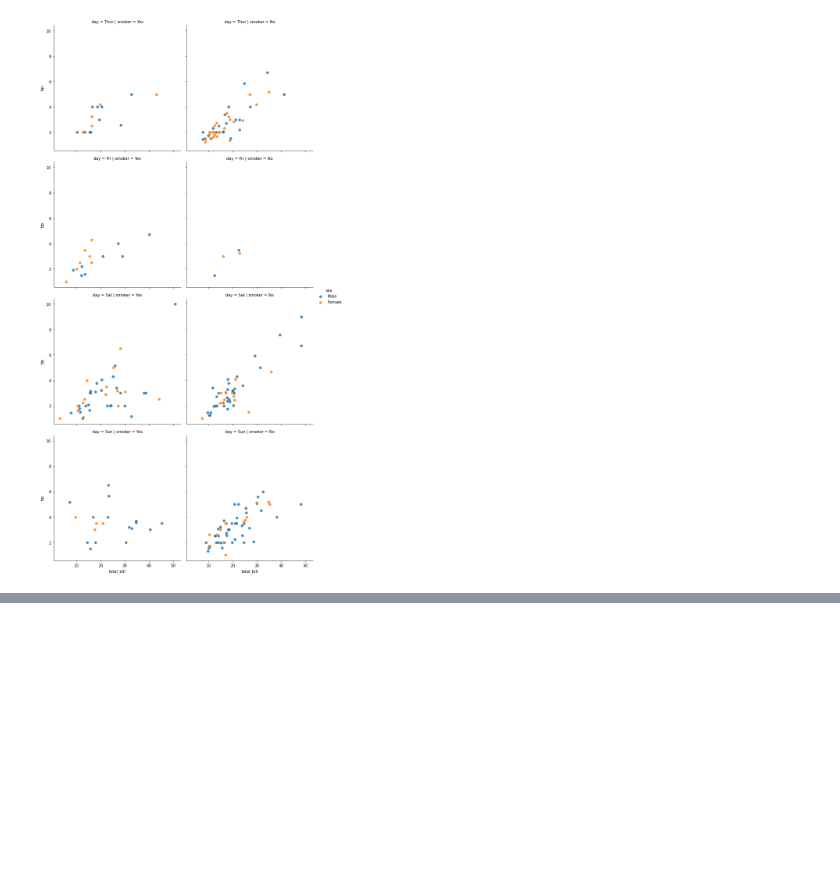
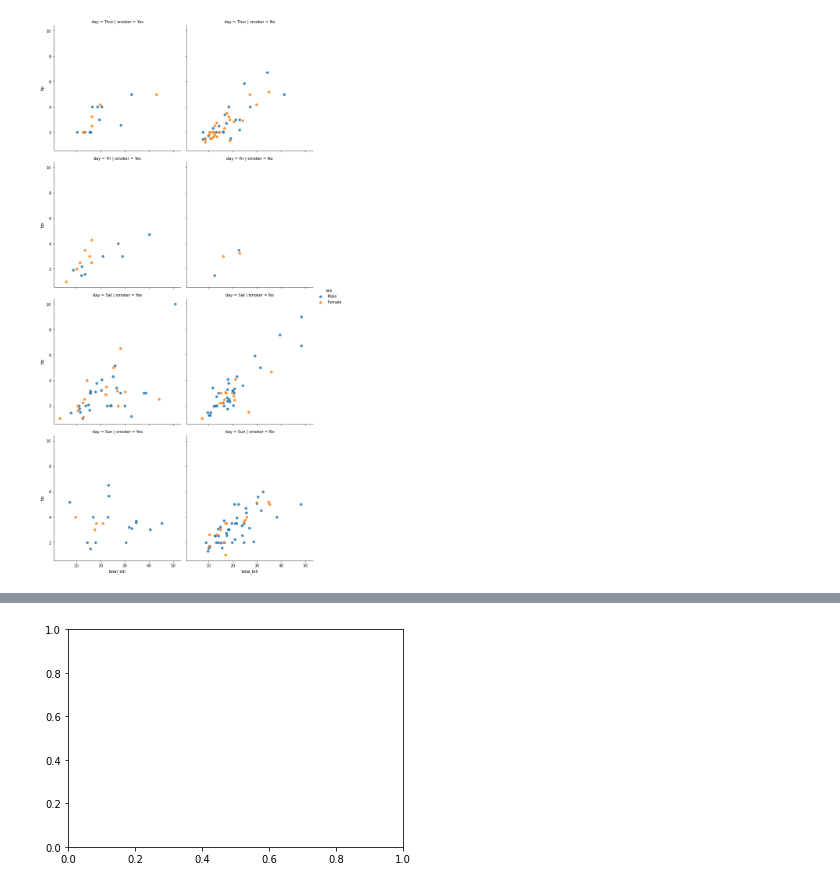
Before and after one commit to dilaraesmer/-Data-Processing-in-Python, a Jupyter notebook: Data_Processing_in_Python.ipynb, the cells around one changed output, grey strips where cells are left out. Saved outputs shown, nothing was run; the diff lists cells and outputs as text; code cells hidden in the pictures; blank space fills up the shorter version.

```diff
--- a/Data_Processing_in_Python.ipynb
+++ b/Data_Processing_in_Python.ipynb
@@ -932,0 +947,5 @@ sns.lmplot(x='total_bill', y='tip', data=tips, hue='sex', fit_reg=False,
+# %%
+fig, (ax) = plt.subplots(1, 1)
+ax.
+# %% [output]
+[figure, added]
```
Also changed, not shown: parts of 2 cells of this notebook.
